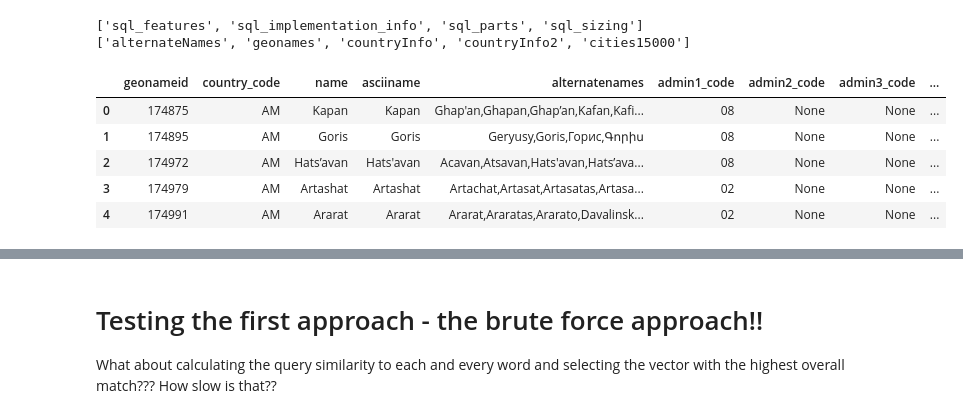
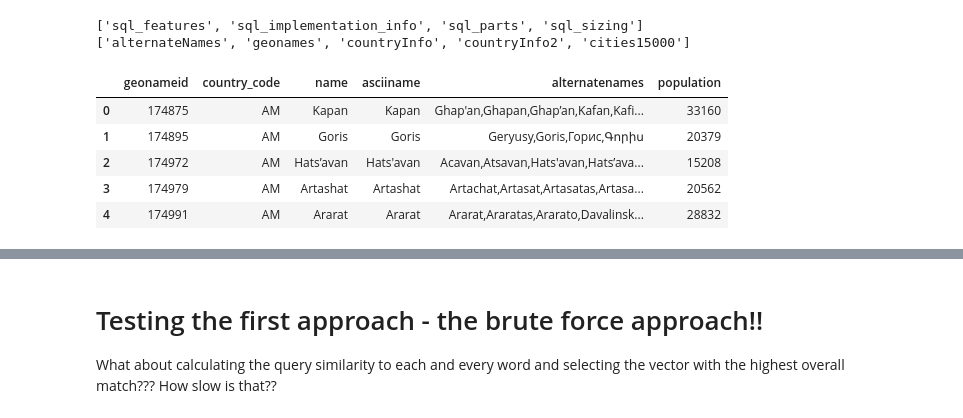
Before and after one commit to krairy/geonames, a Jupyter notebook: scripts/main.ipynb, the cells around one changed output, grey strips where cells are left out. Drawn from its saved outputs; the diff is of its cells as text; code cells hidden in the pictures.

```diff
--- a/scripts/main.ipynb
+++ b/scripts/main.ipynb
@@ -414,17 +419,17 @@ for schema in schemas:
 ['alternateNames', 'geonames', 'countryInfo', 'countryInfo2', 'cities15000']
 # %%
 query = '''
-SELECT geonameid, country_code, name, asciiname, alternatenames, admin1_code, admin2_code, admin3_code, admin4_code, population
+SELECT geonameid, country_code, name, asciiname, alternatenames, population
 FROM cities15000
 WHERE country_code IN ('AM', 'BY', 'GE', 'KG', 'KZ', 'RU', 'RS', 'TR')
 '''
 
 df_ = pd.read_sql_query(query, con=engine)
 df_.head()
 # %% [output]
-|  | geonameid | country_code | name | asciiname | alternatenames | admin1_code | admin2_code | admin3_code | ... |
-| 0 | 174875 | AM | Kapan | Kapan | Ghap'an,Ghapan,Ghap’an,Kafan,Kafi... | 08 | None | None | ... |
-| 1 | 174895 | AM | Goris | Goris | Geryusy,Goris,Горис,Գորիս | 08 | None | None | ... |
-| 2 | 174972 | AM | Hats’avan | Hats'avan | Acavan,Atsavan,Hats'avan,Hats’ava... | 08 | None | None | ... |
-| 3 | 174979 | AM | Artashat | Artashat | Artachat,Artasat,Artasatas,Artasa... | 02 | None | None | ... |
-| 4 | 174991 | AM | Ararat | Ararat | Ararat,Araratas,Ararato,Davalinsk... | 02 | None | None | ... |
+|  | geonameid | country_code | name | asciiname | alternatenames | population |
+| 0 | 174875 | AM | Kapan | Kapan | Ghap'an,Ghapan,Ghap’an,Kafan,Kafi... | 33160 |
+| 1 | 174895 | AM | Goris | Goris | Geryusy,Goris,Горис,Գորիս | 20379 |
+| 2 | 174972 | AM | Hats’avan | Hats'avan | Acavan,Atsavan,Hats'avan,Hats’ava... | 15208 |
+| 3 | 174979 | AM | Artashat | Artashat | Artachat,Artasat,Artasatas,Artasa... | 20562 |
+| 4 | 174991 | AM | Ararat | Ararat | Ararat,Araratas,Ararato,Davalinsk... | 28832 |
```
Also changed, not shown: parts of 24 cells of this notebook.
